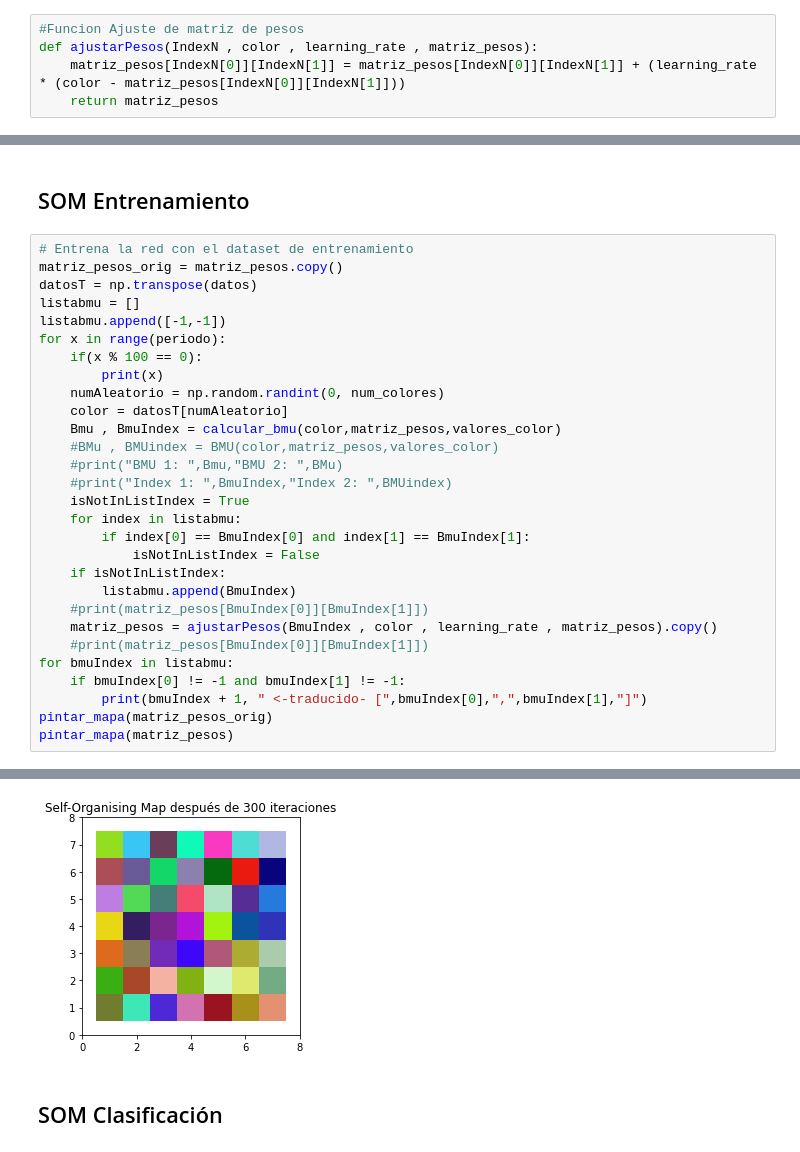
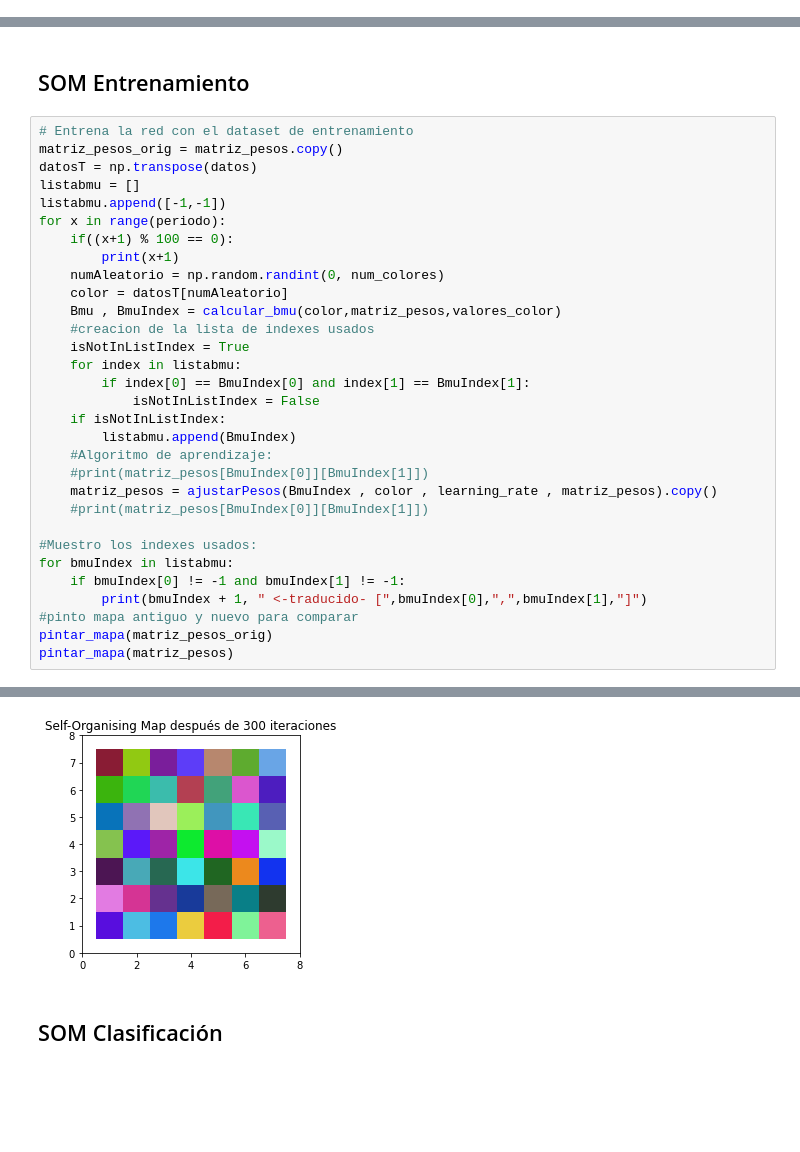
Before and after one commit to niiixx/pr1_colores_IAII, a Jupyter notebook: colores/L1P1-SOM_colores.ipynb, the cells around one changed output, grey strips where cells are left out. Saved outputs shown, nothing was run; the diff lists cells and outputs as text; blank space fills up the shorter version.

```diff
--- a/colores/L1P1-SOM_colores.ipynb
+++ b/colores/L1P1-SOM_colores.ipynb
@@ -105,8 +106,3 @@ def variacion_vecindario(vecindario_inicial, i, n_iteraciones):
 """
 def decay(distancia_BMU, vecindario_actual):
     return np.exp(-distancia_BMU**2 / (2*vecindario_actual**2))
-# %%
-#Funcion Ajuste de matriz de pesos
-def ajustarPesos(IndexN , color , learning_rate , matriz_pesos):
-    matriz_pesos[IndexN[0]][IndexN[1]] = matriz_pesos[IndexN[0]][IndexN[1]] + (learning_rate * (color - matriz_pesos[IndexN[0]][IndexN[1]]))
-    return matriz_pesos
@@ -139,26 +192,28 @@ datosT = np.transpose(datos)
 listabmu = []
 listabmu.append([-1,-1])
 for x in range(periodo):
-    if(x % 100 == 0):
-        print(x)
+    if((x+1) % 100 == 0):
+        print(x+1)
     numAleatorio = np.random.randint(0, num_colores)
     color = datosT[numAleatorio]
     Bmu , BmuIndex = calcular_bmu(color,matriz_pesos,valores_color)
-    #BMu , BMUindex = BMU(color,matriz_pesos,valores_color)
-    #print("BMU 1: ",Bmu,"BMU 2: ",BMu)
-    #print("Index 1: ",BmuIndex,"Index 2: ",BMUindex)
+    #creacion de la lista de indexes usados
     isNotInListIndex = True
     for index in listabmu:
         if index[0] == BmuIndex[0] and index[1] == BmuIndex[1]:
             isNotInListIndex = False
     if isNotInListIndex:
         listabmu.append(BmuIndex)
+    #Algoritmo de aprendizaje:
     #print(matriz_pesos[BmuIndex[0]][BmuIndex[1]])
     matriz_pesos = ajustarPesos(BmuIndex , color , learning_rate , matriz_pesos).copy()
     #print(matriz_pesos[BmuIndex[0]][BmuIndex[1]])
+
+#Muestro los indexes usados:
 for bmuIndex in listabmu:
     if bmuIndex[0] != -1 and bmuIndex[1] != -1:
         print(bmuIndex + 1, " <-traducido- [",bmuIndex[0],",",bmuIndex[1],"]")
+#pinto mapa antiguo y nuevo para comparar
 pintar_mapa(matriz_pesos_orig)
 pintar_mapa(matriz_pesos)
 # %% [output]
@@ -183,4 +238,4 @@ pintar_mapa(matriz_pesos)
-[figure, old version]
+[figure, new version]
 # %% [markdown]
 ## SOM Clasificación
 # %%
```
Also changed, not shown: parts of 3 cells of this notebook.
